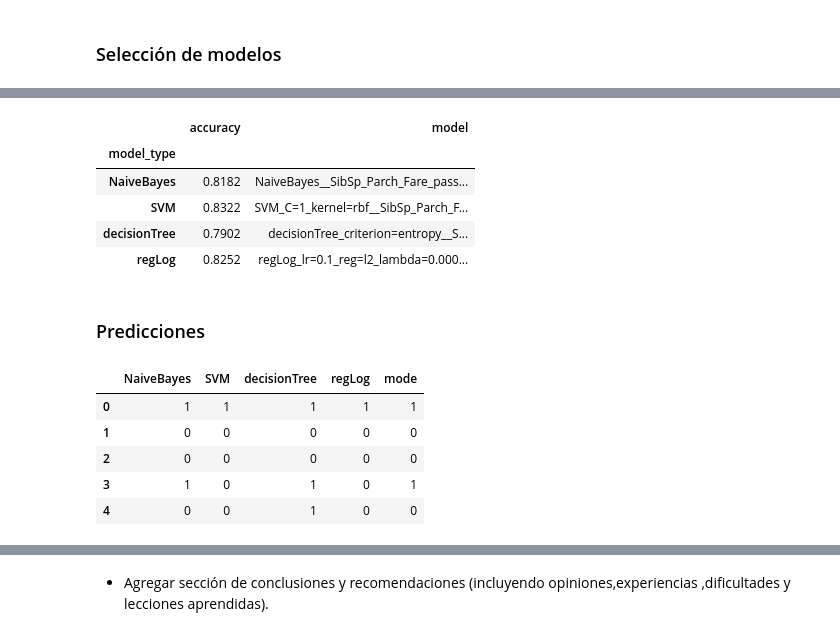
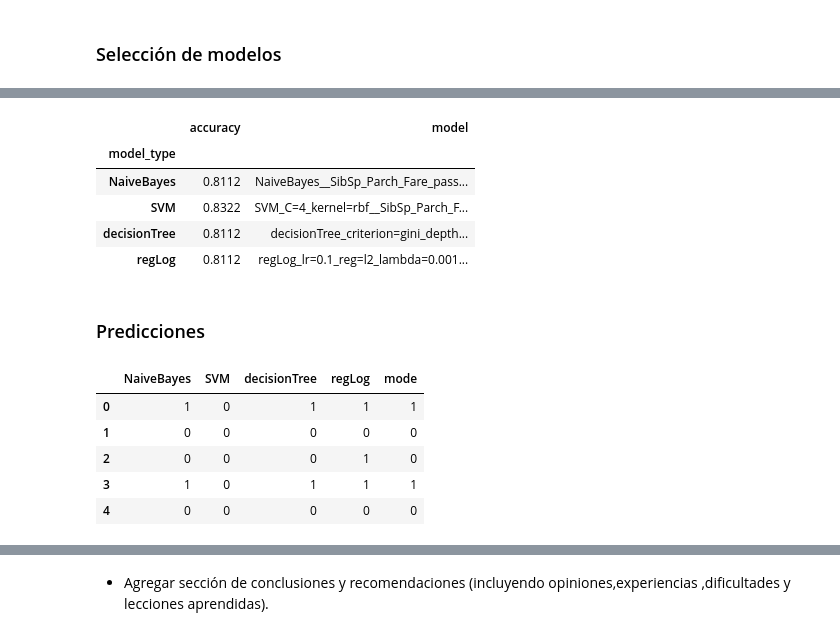
Before and after one commit to CarlosGarlem/TitanicClassPrediciton, a Jupyter notebook: TrainingModel.ipynb, the cells around one changed output, grey strips where cells are left out. Cells and saved outputs as stored; diff of their text form; code cells hidden in the pictures.

Commit message:
Ensemble accuracy reached

```diff
--- a/TrainingModel.ipynb
+++ b/TrainingModel.ipynb
@@ -519,12 +441,12 @@ results.head()
 # %%
-top_models = results.groupby('model_type')['accuracy', 'model'].max()
+top_models = get_topModels(results)
 top_models
 # %% [output]
 |  | accuracy | model |
 | model_type |  |  |
-| NaiveBayes | 0.8182 | NaiveBayes__SibSp_Parch_Fare_pass... |
-| SVM | 0.8322 | SVM_C=1_kernel=rbf__SibSp_Parch_F... |
-| decisionTree | 0.7902 | decisionTree_criterion=entropy__S... |
-| regLog | 0.8252 | regLog_lr=0.1_reg=l2_lambda=0.000... |
+| NaiveBayes | 0.8112 | NaiveBayes__SibSp_Parch_Fare_pass... |
+| SVM | 0.8322 | SVM_C=4_kernel=rbf__SibSp_Parch_F... |
+| decisionTree | 0.8112 | decisionTree_criterion=gini_depth... |
+| regLog | 0.8112 | regLog_lr=0.1_reg=l2_lambda=0.001... |
 # %% [markdown]
 ### Predicciones
@@ -542,10 +453,10 @@ predictions['mode'] = mode
 # %%
-predictions_df = pd.DataFrame(data = predictions)
+predictions_df = ensemblePredictions(top_models, X_test)
 predictions_df.head()
 # %% [output]
 |  | NaiveBayes | SVM | decisionTree | regLog | mode |
-| 0 | 1 | 1 | 1 | 1 | 1 |
+| 0 | 1 | 0 | 1 | 1 | 1 |
 | 1 | 0 | 0 | 0 | 0 | 0 |
-| 2 | 0 | 0 | 0 | 0 | 0 |
-| 3 | 1 | 0 | 1 | 0 | 1 |
-| 4 | 0 | 0 | 1 | 0 | 0 |
+| 2 | 0 | 0 | 0 | 1 | 0 |
+| 3 | 1 | 0 | 1 | 1 | 1 |
+| 4 | 0 | 0 | 0 | 0 | 0 |
```
Also changed, not shown: parts of 39 cells of this notebook, 50 other files.
